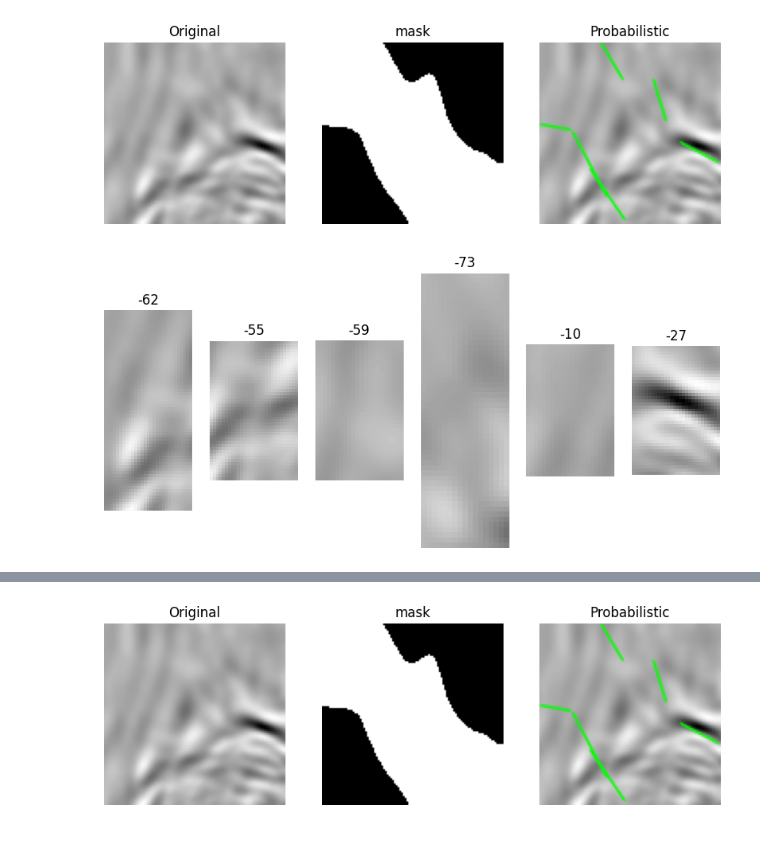
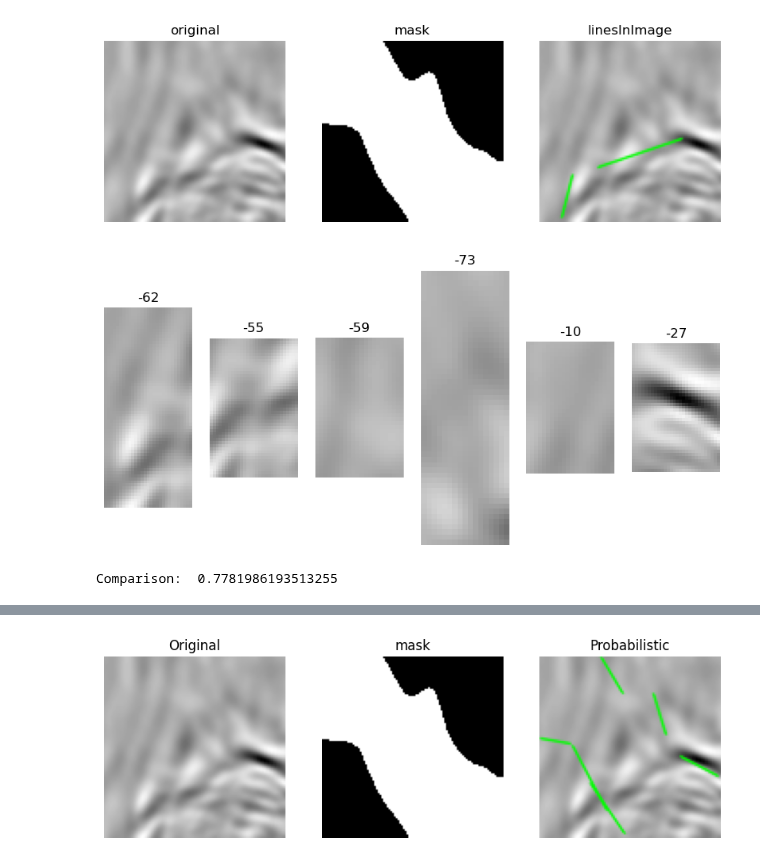
Before and after one commit to lucterres/textureSSD, a Jupyter notebook: angles.ipynb, the cells around one changed output, grey strips where cells are left out. Saved outputs shown, nothing was run; the diff lists cells and outputs as text; code cells hidden in the pictures.

```diff
--- a/angles.ipynb
+++ b/angles.ipynb
@@ -22,12 +22,42 @@ AttributeError: module 'suport.patchesMethods' has no attribute 'dispArrayImages
 # %%
 sample_path="tgs_salt/0bdd44d530.png"
 mask_path  ="tgs_salt/0a1742c740Mask.png"
 
 original = cv2.imread(sample_path)
 mask = cv2.imread(mask_path,0)
 patches, linesImage = pm.probHough(mask, original, tresh = 20, minPoints=10, maxGap=10)
-pm.show3Images(original, mask,  linesImage )
-pm.dispArrayImages(patches)
+images = [original,mask, linesInImage]
+titles = ["original","mask", "linesInImage"]
+pm.showImages(images=images, imagesTitle=titles,size=(10,10))
+pm.dispPatchesClass(patches)
 # %% [output]
-[figure, old version]
+[figure, new version]
 [figure]
+# %%
+import cv2
+import numpy as np
+
+
+p1 = patches[0]
+p2 = patches[1]
+
+
+
+# Carregar as imagens
+img1 = p1.image
+img2 = p2.image
+
+# Calcular os histogramas
+hist1 = cv2.calcHist([img1], [0], None, [256], [0,256])
+hist2 = cv2.calcHist([img2], [0], None, [256], [0,256])
+
+# Normalizar os histogramas
+nhist1 = cv2.normalize(hist1, hist1, alpha=0, beta=1, norm_type=cv2.NORM_MINMAX)
+nhist2 = cv2.normalize(hist2, hist2, alpha=0, beta=1, norm_type=cv2.NORM_MINMAX)
+
+# Comparar os histogramas
+comparison = cv2.compareHist(nhist1, nhist2, cv2.HISTCMP_CORREL)
+
+print("Comparison: ", comparison)
+# %% [output]
+Comparison:  0.7781986193513255
```
Also changed, not shown: parts of 4 cells of this notebook.
